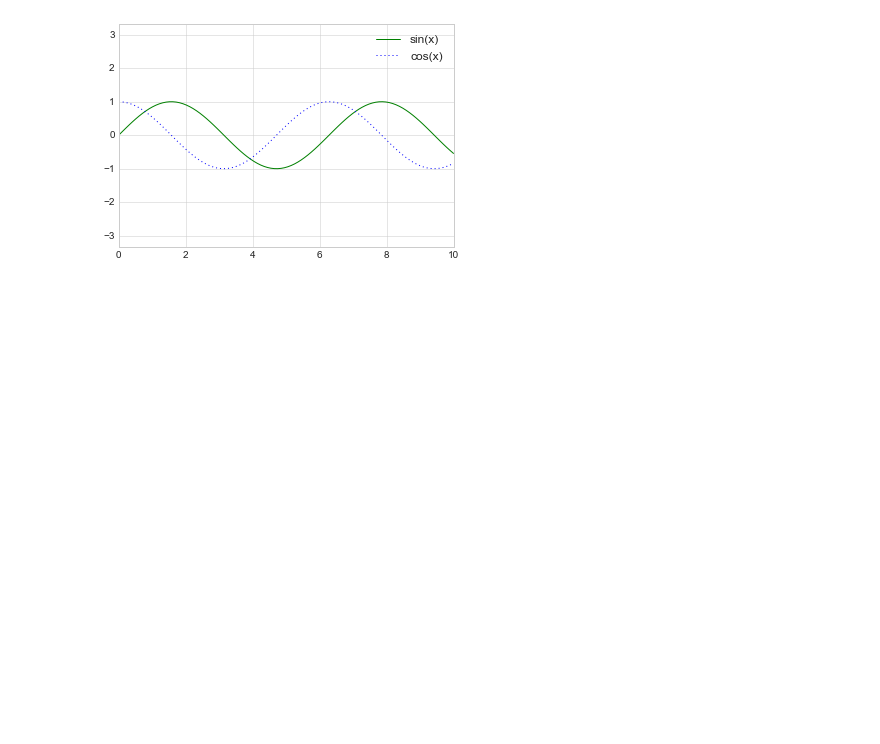
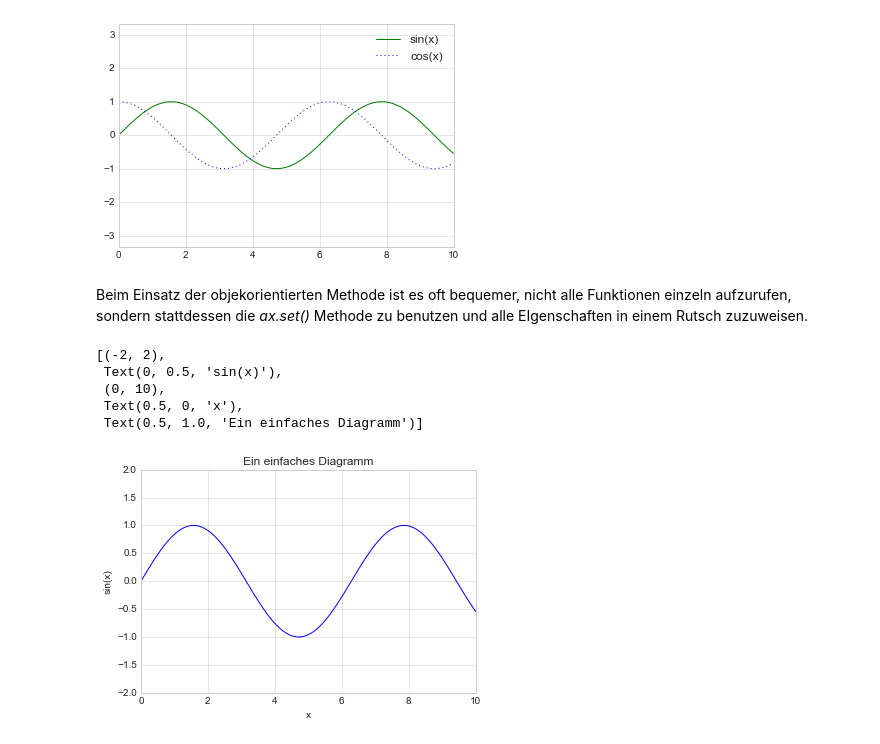
Before and after one commit to tixix/DataScience, a Jupyter notebook: Projects/Maplotlib Tut.ipynb, the cells around one changed output. Saved outputs shown, nothing was run; the diff lists cells and outputs as text; code cells hidden in the pictures; blank space fills up the shorter version.

```diff
--- a/Projects/Maplotlib Tut.ipynb
+++ b/Projects/Maplotlib Tut.ipynb
@@ -151,3 +151,16 @@ plt.legend()
 # %% [output]
 <matplotlib.legend.Legend at 0x...>
 [figure]
+# %% [markdown]
+Beim Einsatz der objekorientierten Methode ist es oft bequemer, nicht alle Funktionen einzeln aufzurufen, sondern stattdessen die *ax.set()* Methode zu benutzen und alle EIgenschaften in einem Rutsch zuzuweisen.
+# %%
+ax = plt.axes()
+ax.plot(x, np.sin(x))
+ax.set(xlim=(0,10), ylim=(-2,2), xlabel='x', ylabel='sin(x)', title='Ein einfaches Diagramm')
+# %% [output]
+[(-2, 2),
+ Text(0, 0.5, 'sin(x)'),
+ (0, 10),
+ Text(0.5, 0, 'x'),
+ Text(0.5, 1.0, 'Ein einfaches Diagramm')]
+[figure, added]
```
Also changed, not shown: parts of 6 cells of this notebook, 1 other file.
